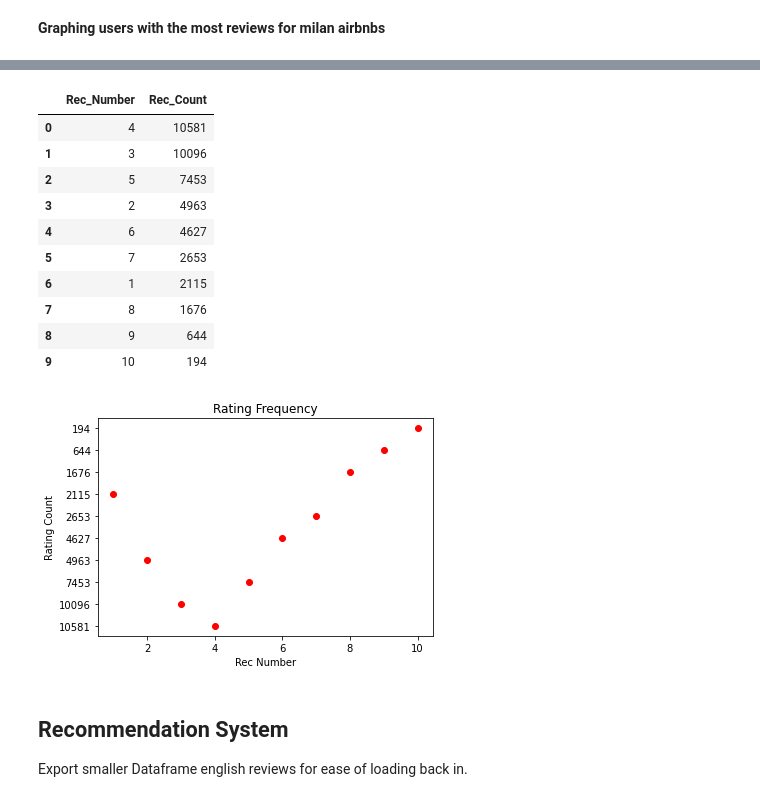
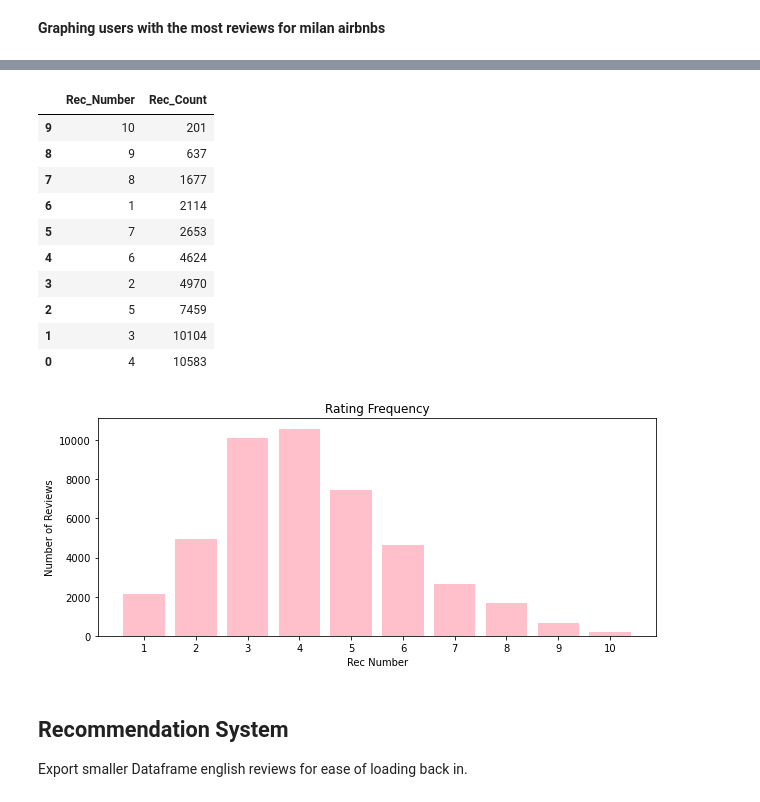
Before and after one commit to anat-jacobson/Airbnb-Recommender, a Jupyter notebook: Airbnb_Recommender_Collab_Filtering.ipynb, the cells around one changed output, grey strips where cells are left out. Saved outputs shown, nothing was run; the diff lists cells and outputs as text; code cells hidden in the pictures.

```diff
--- a/Airbnb_Recommender_Collab_Filtering.ipynb
+++ b/Airbnb_Recommender_Collab_Filtering.ipynb
@@ -374,5 +379,5 @@ multi_review_df.loc
 # %%
-#Removing all non identifiable comments (the ones we got from code)
-multi_review_df.drop(err, axis=0, inplace=True)
+#Removing all non identifiable comments (the ones we got from code) and making new df
+multi_review = multi_review_df.drop(err, axis=0)
 # %%
 #checking new dataframe shape and head
@@ -418,10 +414,10 @@ More information on this can be found [here](https://pypi.org/project/langdetect
 
 Below, adding the column for what language the reviews are in and then dropping all non english reviews.
 # %%
-multi_review_df['language'] = multi_review_df['comments'].apply(detect)
+multi_review['language'] = multi_review['comments'].apply(detect)
 # %%
 #creating data frame with only english reviews
-english_reviews = multi_review_df.loc[multi_review_df['language'] == 'en']
+english_reviews = multi_review.loc[multi_review['language'] == 'en']
 # %%
 #showing new shape of dataframe
 print(english_reviews.shape)
@@ -657,34 +641,42 @@ top_ratings = top_ratings.rename(columns={"rec_scale":"Rec_Count"})
 top_ratings = top_ratings.rename(columns={"index":"Rec_Number"})
 
 #making user_id a string for plotting
-top_ratings['Rec_Count'] = top_ratings['Rec_Count'].astype(str)
+top_ratings['Rec_Count'] = top_ratings['Rec_Count'].astype(int)
+top_ratings.sort_values(by = 'Rec_Count', axis = 0, inplace = True)
 top_ratings
 # %% [output]
 |  | Rec_Number | Rec_Count |
-| 0 | 4 | 10581 |
-| 1 | 3 | 10096 |
-| 2 | 5 | 7453 |
-| 3 | 2 | 4963 |
-| 4 | 6 | 4627 |
+| 9 | 10 | 201 |
+| 8 | 9 | 637 |
+| 7 | 8 | 1677 |
+| 6 | 1 | 2114 |
 | 5 | 7 | 2653 |
-| 6 | 1 | 2115 |
-| 7 | 8 | 1676 |
-| 8 | 9 | 644 |
-| 9 | 10 | 194 |
+| 4 | 6 | 4624 |
+| 3 | 2 | 4970 |
+| 2 | 5 | 7459 |
+| 1 | 3 | 10104 |
+| 0 | 4 | 10583 |
 # %%
-#making bar graph of rating frequency
+#making scatter plot of rating frequency
+fig = plt.figure(figsize = (10, 4))
+
 #create a bar plot
-plt.scatter(top_ratings['Rec_Number'], top_ratings['Rec_Count'], color="red")
-# set the x-axis label
+plt.bar(top_ratings['Rec_Number'], top_ratings['Rec_Count'], color="pink")
+
+# set the x-axis
 plt.xlabel("Rec Number")
-#set the y-axis label
-plt.ylabel("Rating Count")
+plt.xticks(top_ratings['Rec_Number'])
+
+#set the y-axis
+plt.ylabel("Number of Reviews")
+plt.yticks()
+
 #adding title
 plt.title("Rating Frequency")
 # show the plot
 plt.show()
 # %% [output]
-[figure, old version]
+[figure, new version]
 # %% [markdown]
 ## Recommendation System
 Export smaller Dataframe english reviews for ease of loading back in.
```
Also changed, not shown: parts of 28 cells of this notebook.
